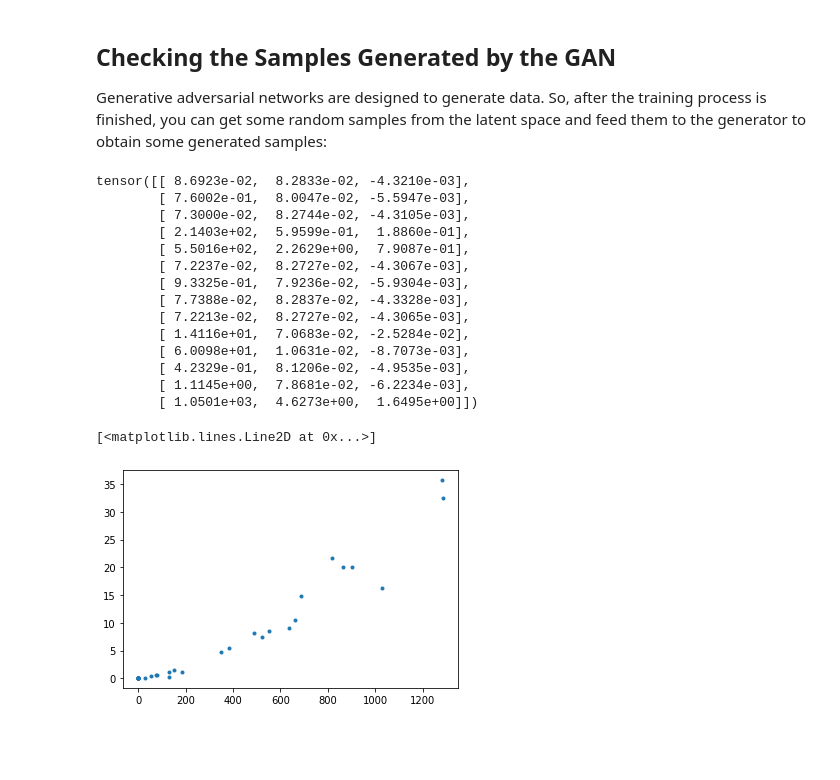
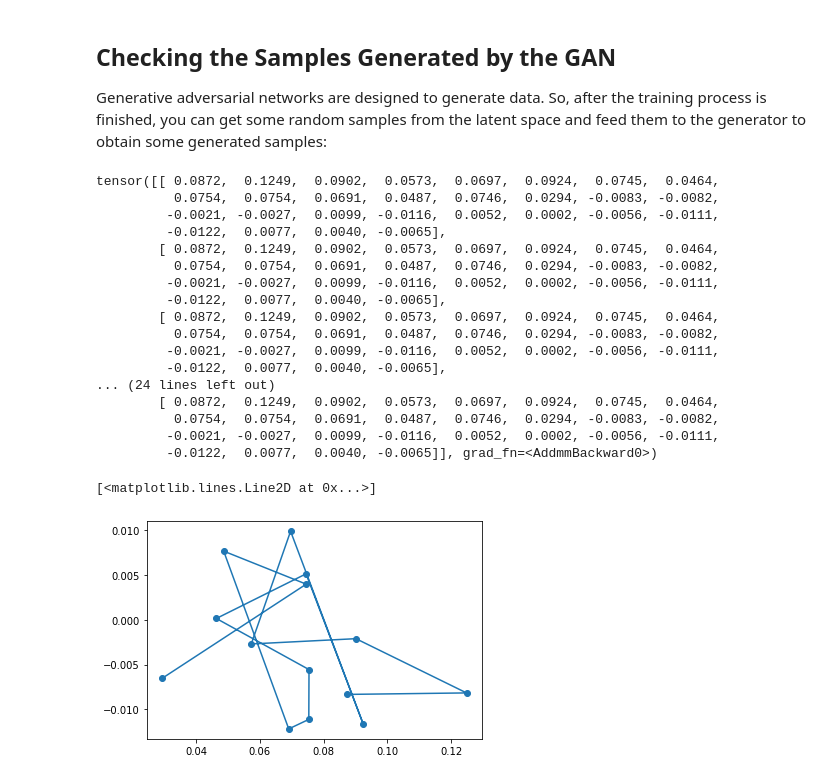
Before and after one commit to emanbuc/ML-GAN, a Jupyter notebook: Signal_generation_EIS_GAN_DIM14.ipynb, the cells around one changed output. Cells and saved outputs as stored; diff of their text form; code cells hidden in the pictures; blank space fills up the shorter version.

```diff
--- a/Signal_generation_EIS_GAN_DIM14.ipynb
+++ b/Signal_generation_EIS_GAN_DIM14.ipynb
@@ -203,11 +203,11 @@ class Generator(nn.Module):
     def __init__(self):
         super().__init__()
         self.model = nn.Sequential(
-            nn.Linear(3, 16),
+            nn.Linear(28, 16),
             nn.ReLU(),
             nn.Linear(16, 32),
             nn.ReLU(),
-            nn.Linear(32, 3),
+            nn.Linear(32, 28),
         )
 
     def forward(self, x):
@@ -440,30 +454,36 @@ Epoch: 9990 Loss G.: 0.8989048004150391
 ## Checking the Samples Generated by the GAN
 Generative adversarial networks are designed to generate data. So, after the training process is finished, you can get some random samples from the latent space and feed them to the generator to obtain some generated samples:
 # %%
-latent_space_samples = torch.randn(14, 3)
+latent_space_samples = torch.randn(10, 28)
 generated_samples = generator(latent_space_samples)
 # %%
 generated_samples
 # %% [output]
-tensor([[ 8.6923e-02,  8.2833e-02, -4.3210e-03],
-        [ 7.6002e-01,  8.0047e-02, -5.5947e-03],
-        [ 7.3000e-02,  8.2744e-02, -4.3105e-03],
-        [ 2.1403e+02,  5.9599e-01,  1.8860e-01],
-        [ 5.5016e+02,  2.2629e+00,  7.9087e-01],
-        [ 7.2237e-02,  8.2727e-02, -4.3067e-03],
-        [ 9.3325e-01,  7.9236e-02, -5.9304e-03],
-        [ 7.7388e-02,  8.2837e-02, -4.3328e-03],
-        [ 7.2213e-02,  8.2727e-02, -4.3065e-03],
-        [ 1.4116e+01,  7.0683e-02, -2.5284e-02],
-        [ 6.0098e+01,  1.0631e-02, -8.7073e-03],
-        [ 4.2329e-01,  8.1206e-02, -4.9535e-03],
-        [ 1.1145e+00,  7.8681e-02, -6.2234e-03],
-        [ 1.0501e+03,  4.6273e+00,  1.6495e+00]])
+tensor([[ 0.0872,  0.1249,  0.0902,  0.0573,  0.0697,  0.0924,  0.0745,  0.0464,
+          0.0754,  0.0754,  0.0691,  0.0487,  0.0746,  0.0294, -0.0083, -0.0082,
+         -0.0021, -0.0027,  0.0099, -0.0116,  0.0052,  0.0002, -0.0056, -0.0111,
+         -0.0122,  0.0077,  0.0040, -0.0065],
+        [ 0.0872,  0.1249,  0.0902,  0.0573,  0.0697,  0.0924,  0.0745,  0.0464,
+          0.0754,  0.0754,  0.0691,  0.0487,  0.0746,  0.0294, -0.0083, -0.0082,
+         -0.0021, -0.0027,  0.0099, -0.0116,  0.0052,  0.0002, -0.0056, -0.0111,
+         -0.0122,  0.0077,  0.0040, -0.0065],
+        [ 0.0872,  0.1249,  0.0902,  0.0573,  0.0697,  0.0924,  0.0745,  0.0464,
+          0.0754,  0.0754,  0.0691,  0.0487,  0.0746,  0.0294, -0.0083, -0.0082,
+         -0.0021, -0.0027,  0.0099, -0.0116,  0.0052,  0.0002, -0.0056, -0.0111,
+         -0.0122,  0.0077,  0.0040, -0.0065],
+... (24 lines left out)
+        [ 0.0872,  0.1249,  0.0902,  0.0573,  0.0697,  0.0924,  0.0745,  0.0464,
+          0.0754,  0.0754,  0.0691,  0.0487,  0.0746,  0.0294, -0.0083, -0.0082,
+         -0.0021, -0.0027,  0.0099, -0.0116,  0.0052,  0.0002, -0.0056, -0.0111,
+         -0.0122,  0.0077,  0.0040, -0.0065]], grad_fn=<AddmmBackward0>)
+# %%
+generated_samples = generated_samples.detach()
+plt.plot(generated_samples[0,0:14], generated_samples[0,14:28], "o-")
+# %% [output]
+[<matplotlib.lines.Line2D at 0x...>]
+[figure, added]
 # %%
 generated_samples = generated_samples.detach()
 plt.plot(generated_samples[:, 0], generated_samples[:, 1], ".")
-# %% [output]
-[<matplotlib.lines.Line2D at 0x...>]
-[figure, removed]
 # %%
 plt.plot(generated_samples[:, 0], generated_samples[:, 2], ".")
```
Also changed, not shown: parts of 14 cells of this notebook.
